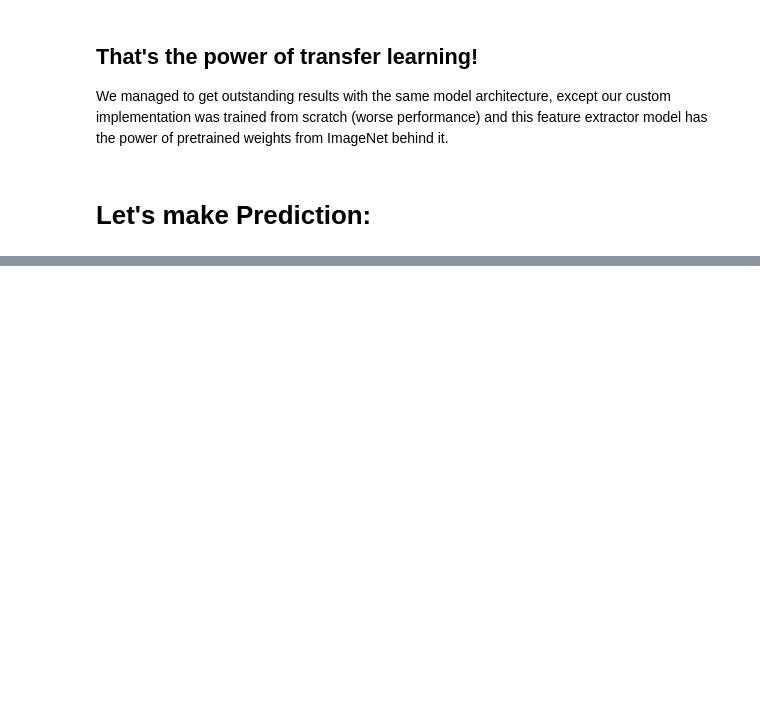
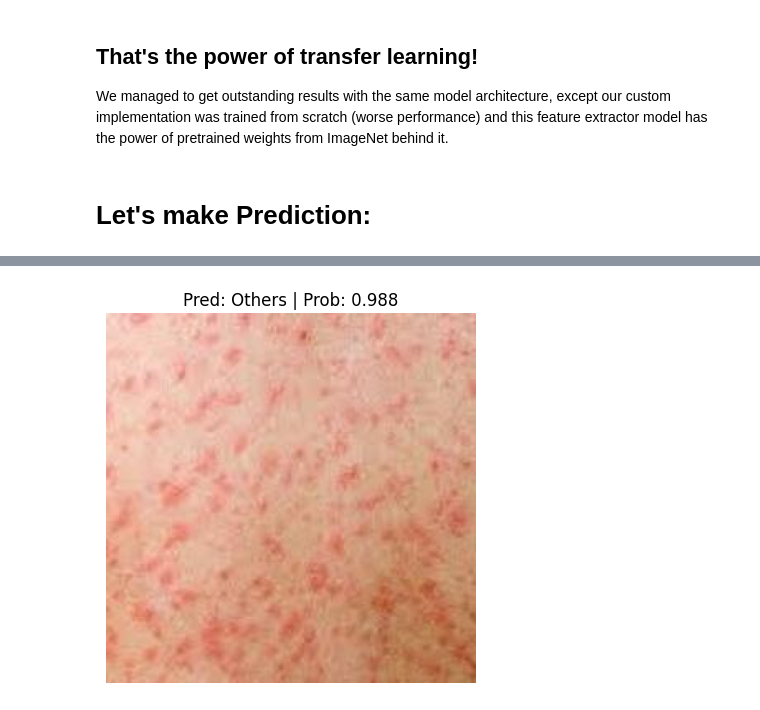
Before and after one commit to Nuha227/Image-Classification-Using-Vision-transformer, a Jupyter notebook: train_using_pretrained_model_image_classifier.ipynb, the cells around one changed output, grey strips where cells are left out. Saved outputs shown, nothing was run; the diff lists cells and outputs as text; code cells hidden in the pictures; blank space fills up the shorter version.

```diff
--- a/train_using_pretrained_model_image_classifier.ipynb
+++ b/train_using_pretrained_model_image_classifier.ipynb
@@ -215,11 +229,13 @@ pred_and_plot_image(model=pretrained_vit,
 # %%
 # Import function to make predictions on images and plot them
-from going_modular.going_modular.predictions import pred_and_plot_image
+from predictions import pred_and_plot_image
 
 # Setup custom image path
-custom_image_path = "test_1.jpg"
+custom_image_path = "/content/dataset/datasetMPOX/Test/Others/NM12_01.jpg"
 
 # Predict on custom image
 pred_and_plot_image(model=pretrained_vit,
                     image_path=custom_image_path,
                     class_names=class_names)
+# %% [output]
+[figure, added]
```
Also changed, not shown: parts of 7 cells of this notebook.
